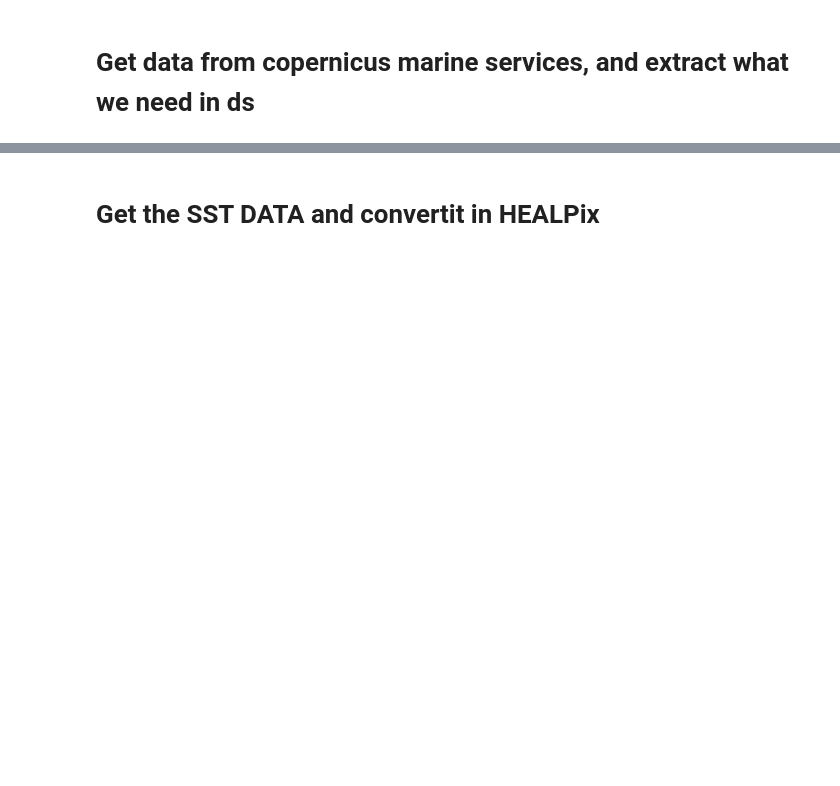
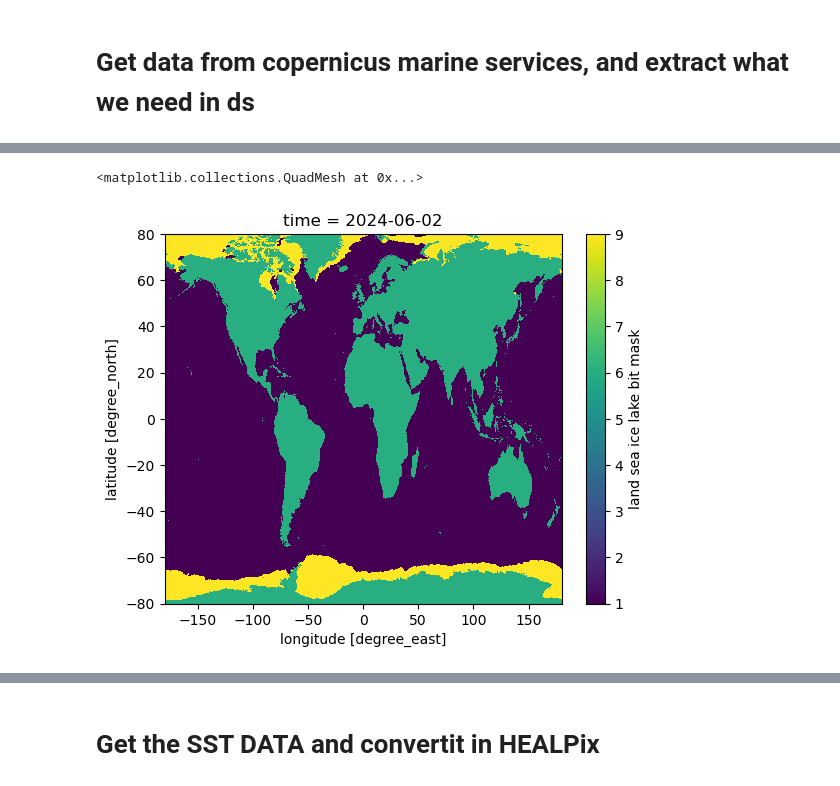
Before and after one commit to pangeo-data/pangeo-igarss2024, a Jupyter notebook: docs/SST_AI.ipynb, the cells around one changed output, grey strips where cells are left out. Drawn from its saved outputs; the diff is of its cells as text; code cells hidden in the pictures; blank space fills up the shorter version.

```diff
--- a/docs/SST_AI.ipynb
+++ b/docs/SST_AI.ipynb
@@ -127,0 +133,13 @@ uuid :
+# %%
+ds=L4[['mask','sea_ice_fraction']]
+ds['SST']=L3S['sea_surface_temperature'] - 273.0
+ds['quality_level']=L3S['quality_level']
+ds=ds.sel(time=slice('2024-06-02', '2024-06-07')).isel(time=0)
+ds['SST']=ds['SST'].where ((ds.quality_level ==5 ))#, hp.UNSEEN)
+ds['new_mask']=ds.mask.where(ds.mask==1,np.nan)
+ds['SST']=ds['SST'].where((ds.mask ==1 ),0.0)
+
+#for k in range(6):
+#    file_path = '2024-06-%02d'%(k+1)
+#    print(file_path)
+ds
@@ -127,0 +233,5 @@ uuid :
+# %%
+ds['mask'].plot()
+# %% [output]
+<matplotlib.collections.QuadMesh at 0x...>
+[figure, added]
```
Also changed, not shown: parts of 21 cells of this notebook.
